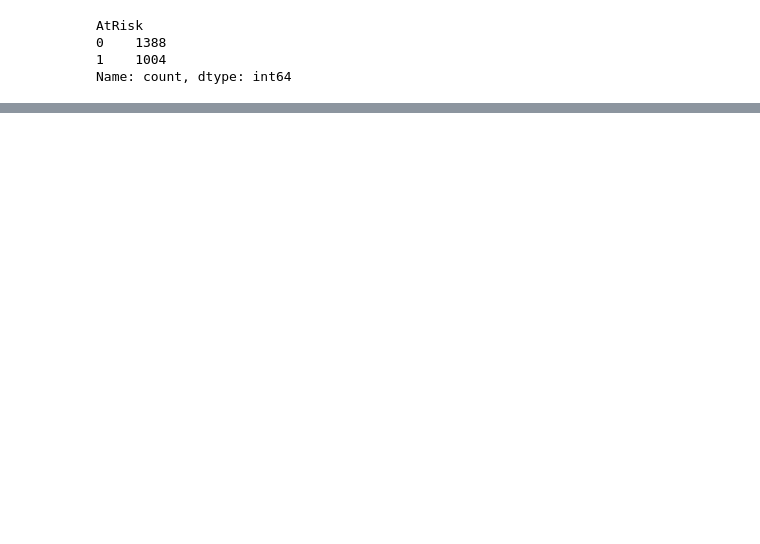
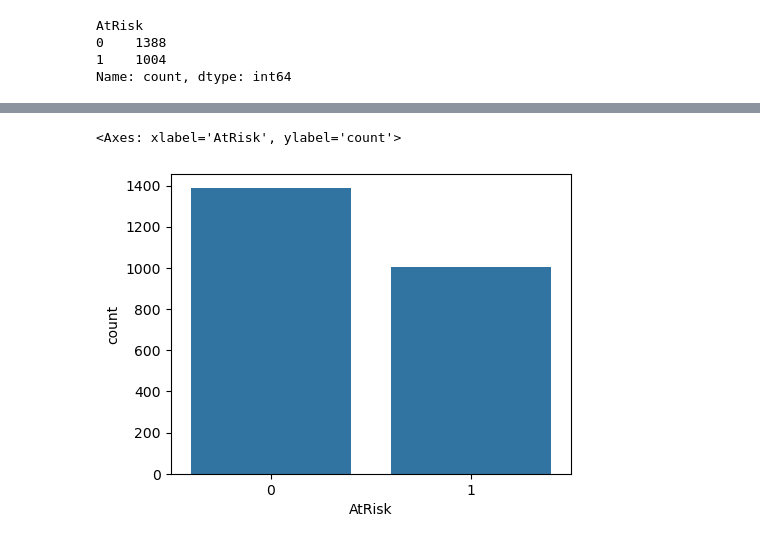
Before and after one commit to kmattingly8/ANA500.v2, a Jupyter notebook: ANA500 Project.ipynb, the cells around one changed output, grey strips where cells are left out. Saved outputs shown, nothing was run; the diff lists cells and outputs as text; code cells hidden in the pictures; blank space fills up the shorter version.

```diff
--- a/ANA500 Project.ipynb
+++ b/ANA500 Project.ipynb
@@ -322,0 +378,13 @@ df.head()
+# %%
+# Start Exploring Independent Variable Relationships with Target Variable
+
+import matplotlib as mpl
+import matplotlib.pyplot as plt
+
+# Target Variable Breakdown
+fig = plt.figure(figsize=(4,3))
+ax = fig.add_axes([0,0,1,1])
+sns.countplot(data = df, x = 'AtRisk')
+# %% [output]
+<Axes: xlabel='AtRisk', ylabel='count'>
+[figure, added]
```
Also changed, not shown: parts of 24 cells of this notebook.
